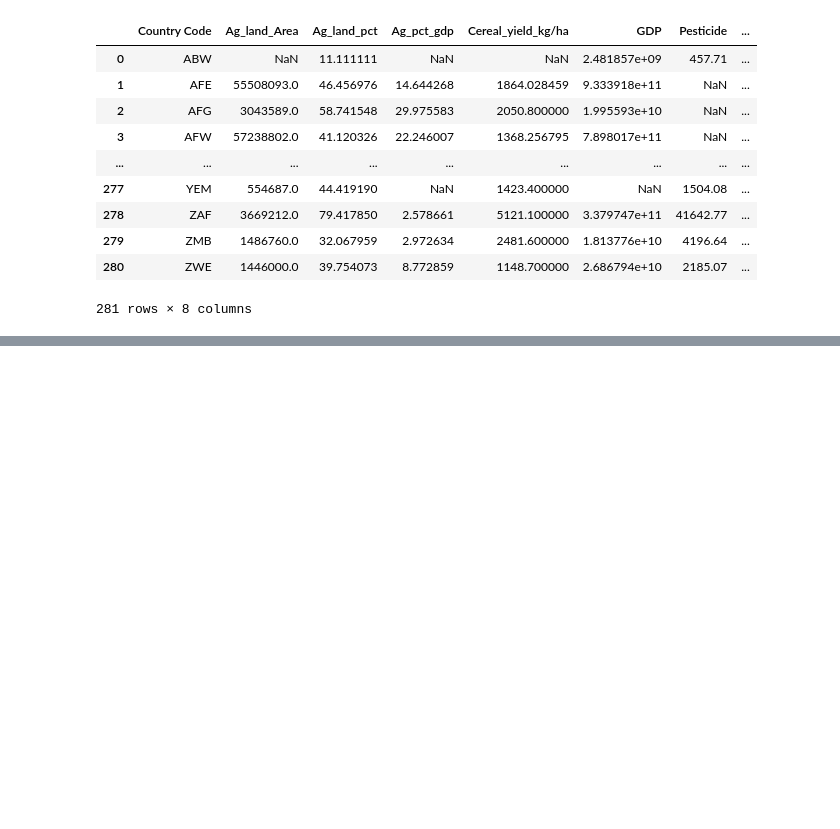
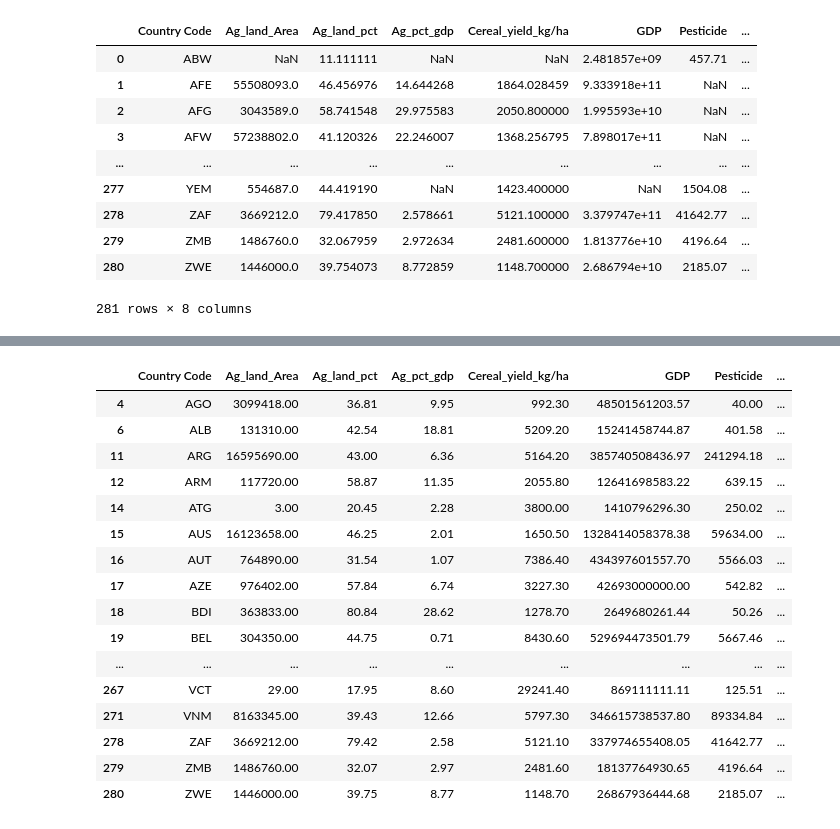
Before and after one commit to Owenneal1/Pesticide-use-predictor.-, a Jupyter notebook: Project_4.ipynb, the cells around one changed output, grey strips where cells are left out. Drawn from its saved outputs; the diff is of its cells as text; code cells hidden in the pictures; blank space fills up the shorter version.

```diff
--- a/Project_4.ipynb
+++ b/Project_4.ipynb
@@ -223,0 +214,29 @@ display(df_merged)
+# %%
+# Drop rows that have NaN values in any column
+df_merged = df_merged.dropna()
+display(df_merged)
+
+# Convert scientific notation to numbers for display
+import pandas as pd
+pd.set_option('display.float_format', '{:.2f}'.format)
+
+
+df_merged.to_csv("Data/merged_data.csv", index=False)
+# %% [output]
+|  | Country Code | Ag_land_Area | Ag_land_pct | Ag_pct_gdp | Cereal_yield_kg/ha | GDP | Pesticide | ... |
+| 4 | AGO | 3099418.00 | 36.81 | 9.95 | 992.30 | 48501561203.57 | 40.00 | ... |
+| 6 | ALB | 131310.00 | 42.54 | 18.81 | 5209.20 | 15241458744.87 | 401.58 | ... |
+| 11 | ARG | 16595690.00 | 43.00 | 6.36 | 5164.20 | 385740508436.97 | 241294.18 | ... |
+| 12 | ARM | 117720.00 | 58.87 | 11.35 | 2055.80 | 12641698583.22 | 639.15 | ... |
+| 14 | ATG | 3.00 | 20.45 | 2.28 | 3800.00 | 1410796296.30 | 250.02 | ... |
+| 15 | AUS | 16123658.00 | 46.25 | 2.01 | 1650.50 | 1328414058378.38 | 59634.00 | ... |
+| 16 | AUT | 764890.00 | 31.54 | 1.07 | 7386.40 | 434397601557.70 | 5566.03 | ... |
+| 17 | AZE | 976402.00 | 57.84 | 6.74 | 3227.30 | 42693000000.00 | 542.82 | ... |
+| 18 | BDI | 363833.00 | 80.84 | 28.62 | 1278.70 | 2649680261.44 | 50.26 | ... |
+| 19 | BEL | 304350.00 | 44.75 | 0.71 | 8430.60 | 529694473501.79 | 5667.46 | ... |
+| ... | ... | ... | ... | ... | ... | ... | ... | ... |
+| 267 | VCT | 29.00 | 17.95 | 8.60 | 29241.40 | 869111111.11 | 125.51 | ... |
+| 271 | VNM | 8163345.00 | 39.43 | 12.66 | 5797.30 | 346615738537.80 | 89334.84 | ... |
+| 278 | ZAF | 3669212.00 | 79.42 | 2.58 | 5121.10 | 337974655408.05 | 41642.77 | ... |
+| 279 | ZMB | 1486760.00 | 32.07 | 2.97 | 2481.60 | 18137764930.65 | 4196.64 | ... |
+| 280 | ZWE | 1446000.00 | 39.75 | 8.77 | 1148.70 | 26867936444.68 | 2185.07 | ... |
```
Also changed, not shown: parts of 2 cells of this notebook.
